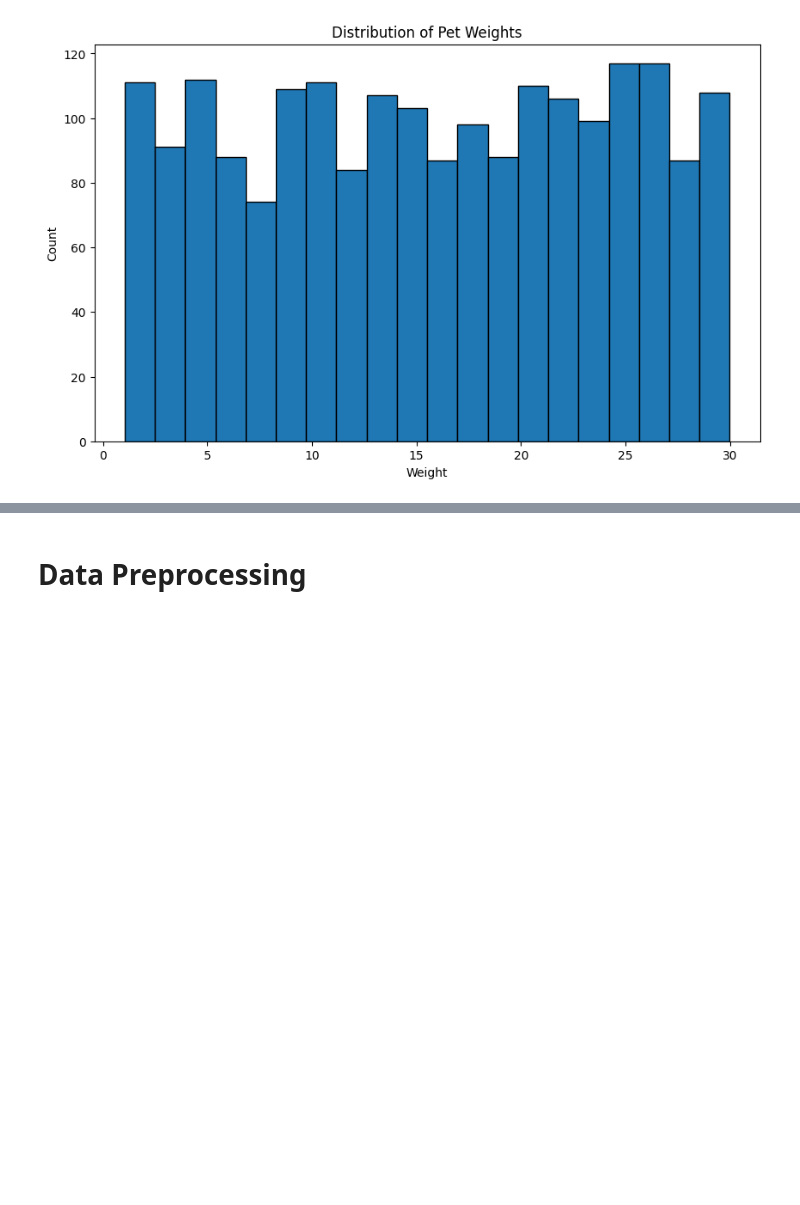
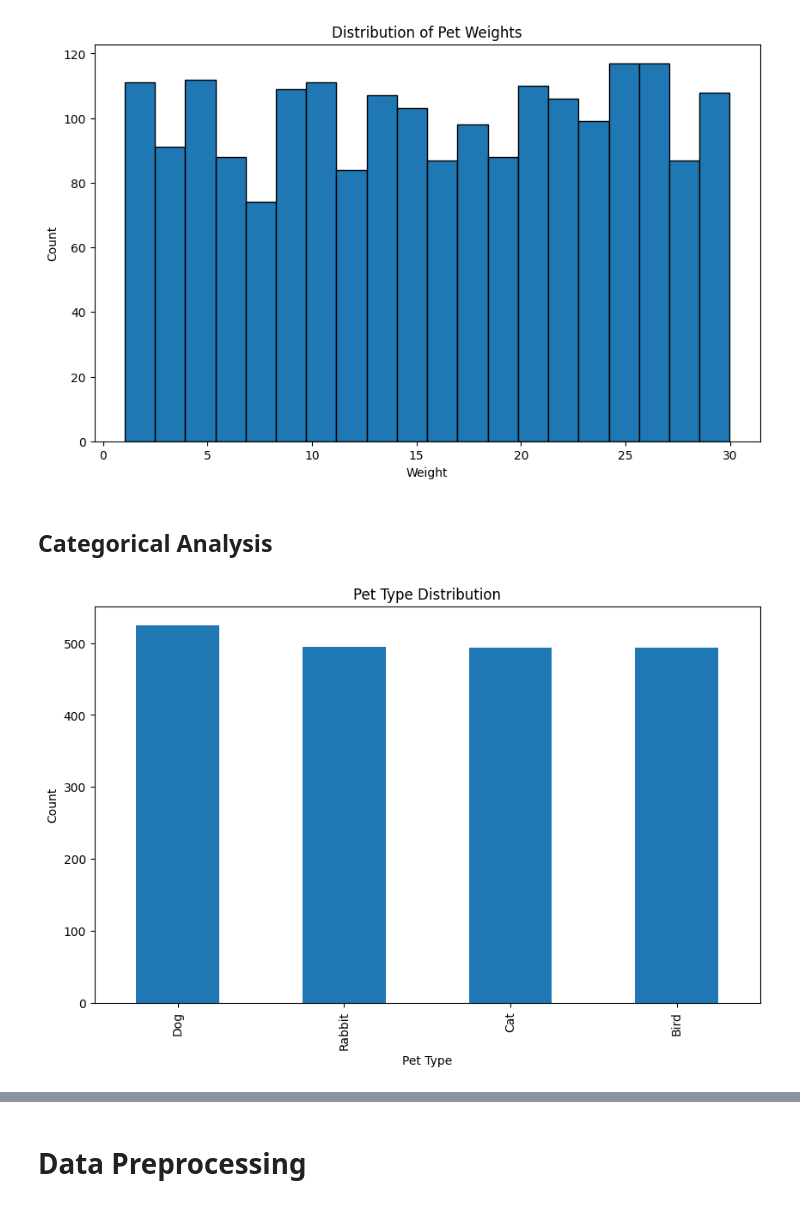
Before and after one commit to ibrahimssmalik/machine-learning-projects, a Jupyter notebook: Pet-Adoption-Prediction/adoption_prediction.ipynb, the cells around one changed output, grey strips where cells are left out. Saved outputs shown, nothing was run; the diff lists cells and outputs as text; code cells hidden in the pictures; blank space fills up the shorter version.

```diff
--- a/Pet-Adoption-Prediction/adoption_prediction.ipynb
+++ b/Pet-Adoption-Prediction/adoption_prediction.ipynb
@@ -81,4 +81,16 @@ plt.ylabel('Count')
 plt.show()
 # %% [output]
 [figure]
+# %% [markdown]
+## Categorical Analysis
+# %%
+# Pet Type Distribution
+plt.figure(figsize=(10, 6))
+df['PetType'].value_counts().plot(kind='bar')
+plt.title('Pet Type Distribution')
+plt.xlabel('Pet Type')
+plt.ylabel('Count')
+plt.show()
+# %% [output]
+[figure, added]
 # %%
```
Also changed, not shown: parts of 2 cells of this notebook.
